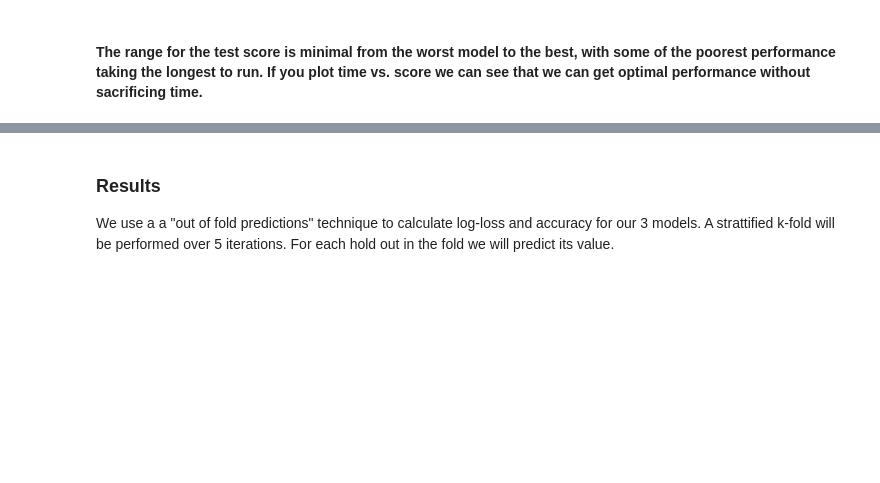
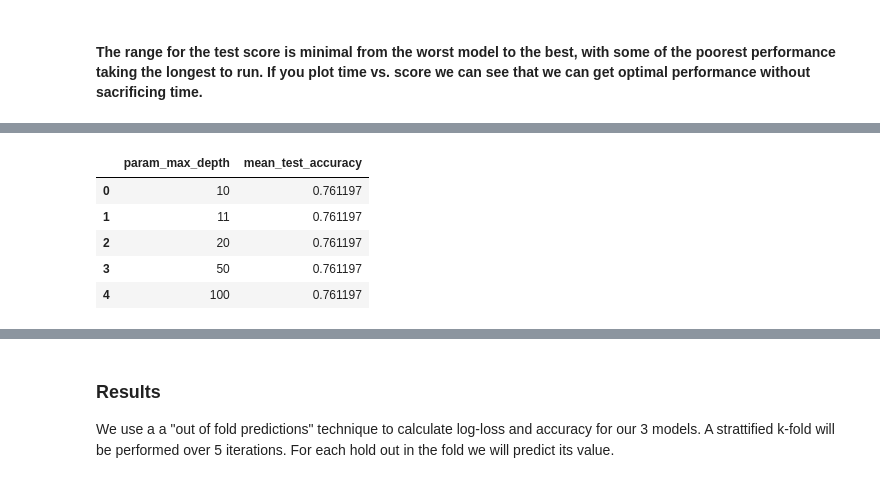
Before and after one commit to cmadding/MSDS_7333_QTW, a Jupyter notebook: CaseStudy08/Ansari_Ballenger_Godbole_MaddingUnit08 - Final.ipynb, the cells around one changed output, grey strips where cells are left out. Cells and saved outputs as stored; diff of their text form; code cells hidden in the pictures; blank space fills up the shorter version.

```diff
--- a/CaseStudy08/Ansari_Ballenger_Godbole_MaddingUnit08 - Final.ipynb
+++ b/CaseStudy08/Ansari_Ballenger_Godbole_MaddingUnit08 - Final.ipynb
@@ -698,0 +760,13 @@ ___
+# %%
+graph_gini = rf_gridsearch_2[rf_gridsearch_2.param_criterion == 'gini']
+graph_gini = graph_gini.groupby(['param_max_depth'],sort='False')['mean_test_accuracy'].max()
+graph_gini = graph_gini.to_frame().reset_index()
+# %%
+graph_gini
+# %% [output]
+|  | param_max_depth | mean_test_accuracy |
+| 0 | 10 | 0.761197 |
+| 1 | 11 | 0.761197 |
+| 2 | 20 | 0.761197 |
+| 3 | 50 | 0.761197 |
+| 4 | 100 | 0.761197 |
```
Also changed, not shown: parts of 52 cells of this notebook, 2 other files.
